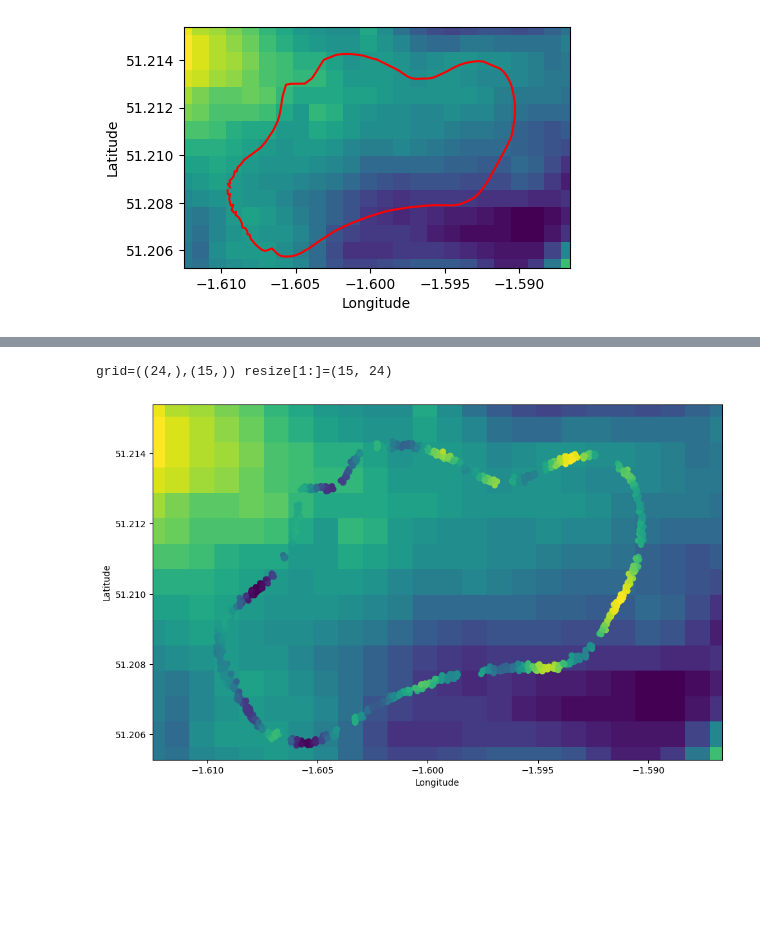
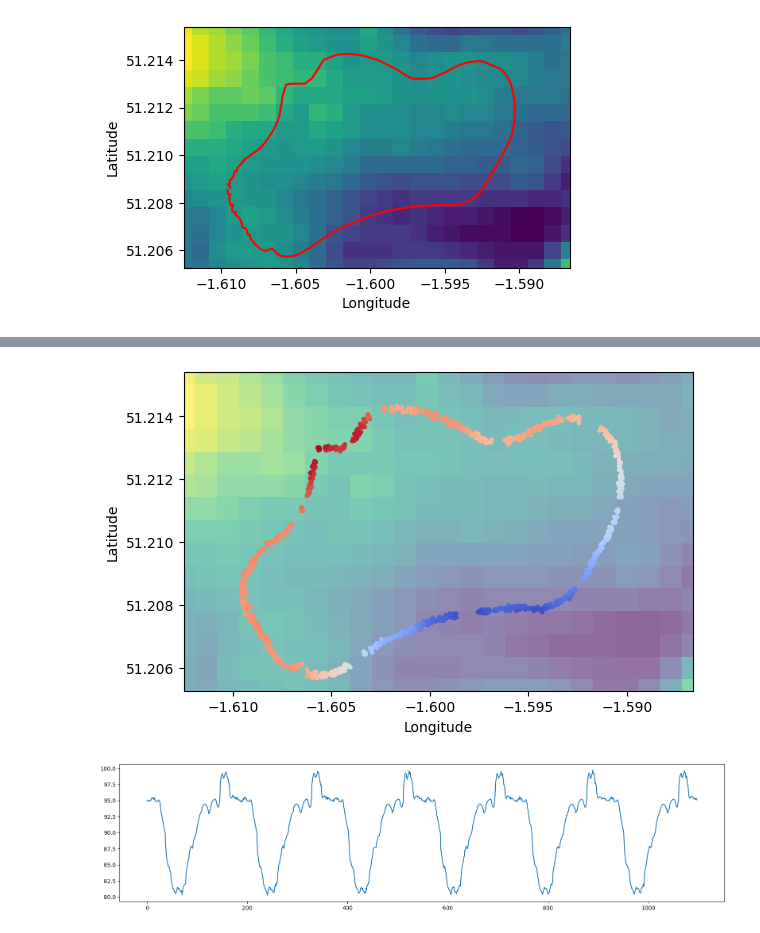
Before and after one commit to jmsplank/mws_elevation, a Jupyter notebook: download_data.ipynb, the cells around one changed output, grey strips where cells are left out. Saved outputs shown, nothing was run; the diff lists cells and outputs as text; code cells hidden in the pictures; blank space fills up the shorter version.

```diff
--- a/download_data.ipynb
+++ b/download_data.ipynb
@@ -62,3 +10,0 @@ def get_elevations(key: str, bbox: list[float], rows: int, cols: int):
-# %%
-resize = resize_bbox(coords=coords, angle=ANGLE)
-res = get_elevations(env['BING_KEY'], *resize) # type: ignore
@@ -128,13 +179,29 @@ grid
-# %%
-print(f"grid=({','.join([str(i.shape) for i in grid])}) {resize[1:]=}")
-interp = RegularGridInterpolator(grid, np.reshape(res, (resize[2], resize[1])), 'cubic')
-heights = interp(jitter.T)
-
-fig, ax = plt.subplots(1, figsize=(16, 16*aspect_ratio))
-plot_elevation(ax, *resize, res)
-ax.scatter(*jitter, c=heights)
-plt.tight_layout()
-plt.show()
-# %% [output]
-grid=((24,),(15,)) resize[1:]=(15, 24)
-[figure, removed]
+# %%
+# Use Scipy's `interpn` N-Dimensional interpolator to approximate the elevation
+heights = interpn(
+    (grid),                                                     # (x, y) arrays of x and y coordinates
+    np.c_[res].reshape(len(grid[0]), len(grid[1]), order="F"),  # [nx, ny] array of height values
+                                                                #   converted to array and reshaped using
+                                                                #   _Fortran_ style (column-major)
+    jitter.T,                                                   # Sample the interpolated grid at the x,y
+                                                                #   coordinates of each timestamp of ride
+    "cubic",                                                    # Use cubic (smooth, slow) interpolation
+                                                                #   alternatives are linear (jagged, faster)
+                                                                #   and quintic (smoooth, slower)
+)
+
+fig, ax = plt.subplots(1, figsize=(10, 10 * aspect_ratio))
+plot_elevation(ax, *resize, res, alpha=0.6)
+XX, YY = np.meshgrid(*grid)
+ax.scatter(jitter[0], jitter[1], c=heights, s=5, cmap='coolwarm')
+plt.tight_layout()
+plt.show()
+# %% [output]
+[figure, added]
+# %%
+fig, ax = plt.subplots(figsize=(16, 4))
+ax.plot(np.arange(*heights.shape), heights)
+plt.tight_layout()
+plt.show()
+# %% [output]
+[figure, added]
```
Also changed, not shown: parts of 11 cells of this notebook, 2 other files.
